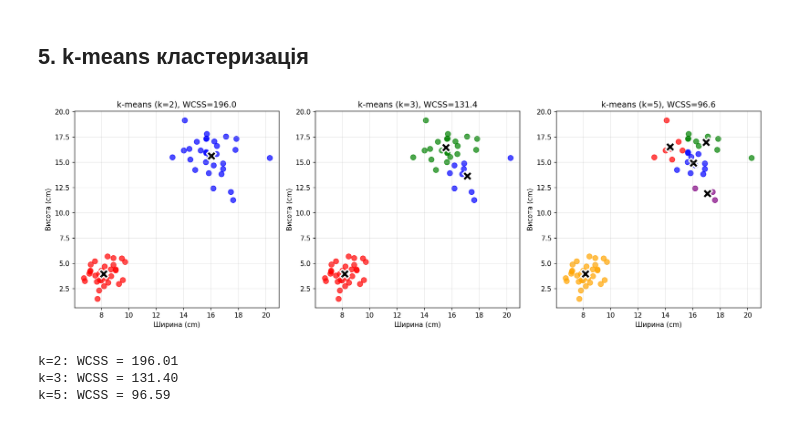
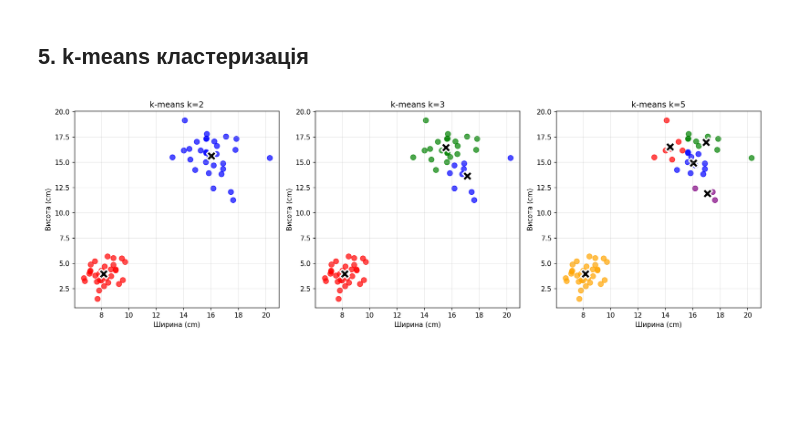
Before and after one commit to PavelShpagin/SignLang1, a Jupyter notebook: hand_gesture_analysis.ipynb, the cells around one changed output. Saved outputs shown, nothing was run; the diff lists cells and outputs as text; code cells hidden in the pictures; blank space fills up the shorter version.

```diff
--- a/hand_gesture_analysis.ipynb
+++ b/hand_gesture_analysis.ipynb
@@ -250,59 +141,38 @@ print("Поява 3-го класу ускладнює задачу: при по
 # %%
 def kmeans(data, k, max_iter=100):
     rng_km = RNG(42 + k)
     indices = list(range(len(data)))
     for i in range(len(indices)-1, 0, -1):
         j = int(rng_km.random() * (i+1))
         indices[i], indices[j] = indices[j], indices[i]
     centroids = [data[i] for i in indices[:k]]
     for _ in range(max_iter):
         clusters = [[] for _ in range(k)]
         labels = []
         for point in data:
-            distances = [euclidean_dist(point, c) for c in centroids]
-            nearest = distances.index(min(distances))
+            nearest = min(range(k), key=lambda i: euclidean_dist(point, centroids[i]))
+            labels.append(nearest)
             clusters[nearest].append(point)
-            labels.append(nearest)
-        new_centroids = []
-        for i, cluster in enumerate(clusters):
-            if cluster:
-                new_centroids.append((sum(p[0] for p in cluster)/len(cluster), sum(p[1] for p in cluster)/len(cluster)))
-            else:
-                new_centroids.append(centroids[i])
-        if new_centroids == centroids: break
-        centroids = new_centroids
+        new_c = []
+        for i, cl in enumerate(clusters):
+            new_c.append((sum(p[0] for p in cl)/len(cl), sum(p[1] for p in cl)/len(cl)) if cl else centroids[i])
+        if new_c == centroids: break
+        centroids = new_c
     return labels, centroids
-
-def compute_wcss(data, labels, centroids):
-    return sum(euclidean_dist(point, centroids[labels[i]])**2 for i, point in enumerate(data))
+colors = ['red', 'blue', 'green', 'orange', 'purple']
+fig, axes = plt.subplots(1, 3, figsize=(15, 5))
+for idx, k in enumerate([2, 3, 5]):
+    labels, centroids = kmeans(X, k)
+    ax = axes[idx]
+    for i, point in enumerate(X):
+        ax.scatter(point[0], point[1], c=colors[labels[i]], s=60, alpha=0.7)
+    for c in centroids:
+        ax.scatter(c[0], c[1], c='black', marker='X', s=200, edgecolors='white', linewidths=2)
+    ax.set_xlabel('Ширина (cm)'); ax.set_ylabel('Висота (cm)'); ax.set_title(f'k-means k={k}')
+    ax.grid(True, alpha=0.3)
+plt.tight_layout()
+plt.savefig('kmeans_results.png', dpi=150)
+plt.close()
+display(Image('kmeans_results.png'))
+# %% [output]
+[figure, added]
-# %%
-colors = ['red', 'blue', 'green', 'orange', 'purple']
-fig, axes = plt.subplots(1, 3, figsize=(15, 5))
-wcss_values = []
-
-for idx, k in enumerate([2, 3, 5]):
-    labels, centroids = kmeans(X, k)
-    wcss = compute_wcss(X, labels, centroids)
-    wcss_values.append((k, wcss))
-    ax = axes[idx]
-    for i, point in enumerate(X):
-        ax.scatter(point[0], point[1], c=colors[labels[i]], s=60, alpha=0.7)
-    for c in centroids:
-        ax.scatter(c[0], c[1], c='black', marker='X', s=200, edgecolors='white', linewidths=2)
-    ax.set_xlabel('Ширина (cm)')
-    ax.set_ylabel('Висота (cm)')
-    ax.set_title(f'k-means (k={k}), WCSS={wcss:.1f}')
-    ax.grid(True, alpha=0.3)
-
-plt.tight_layout()
-plt.savefig('kmeans_results.png', dpi=150)
-plt.close()
-display(Image('kmeans_results.png'))
-
-for k, wcss in wcss_values:
-    print(f"k={k}: WCSS = {wcss:.2f}")
-# %% [output]
-[figure, removed]
-k=2: WCSS = 196.01
-k=3: WCSS = 131.40
-k=5: WCSS = 96.59
```
Also changed, not shown: parts of 10 cells of this notebook.
